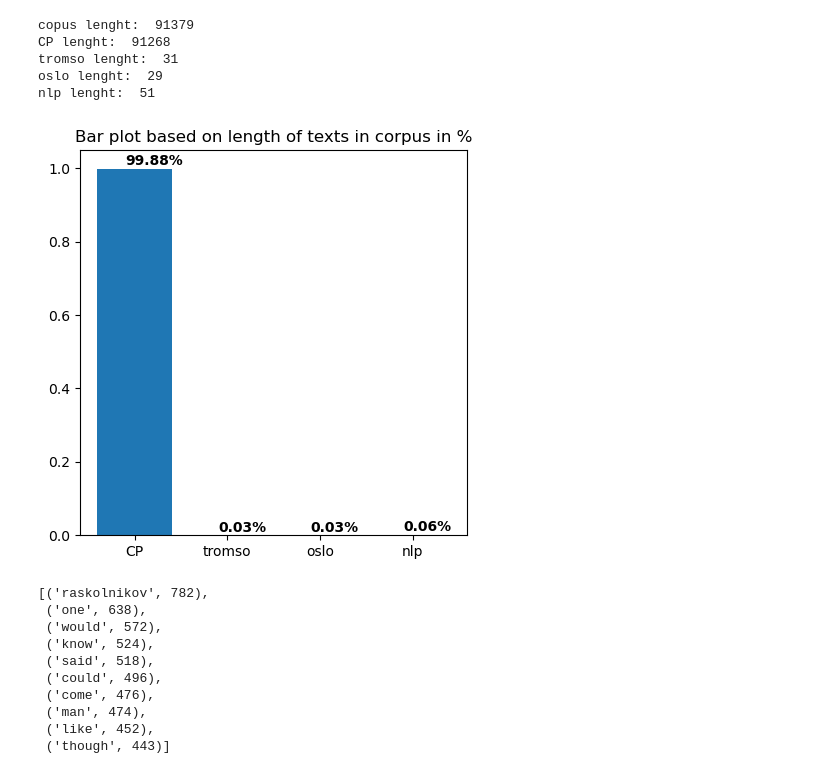
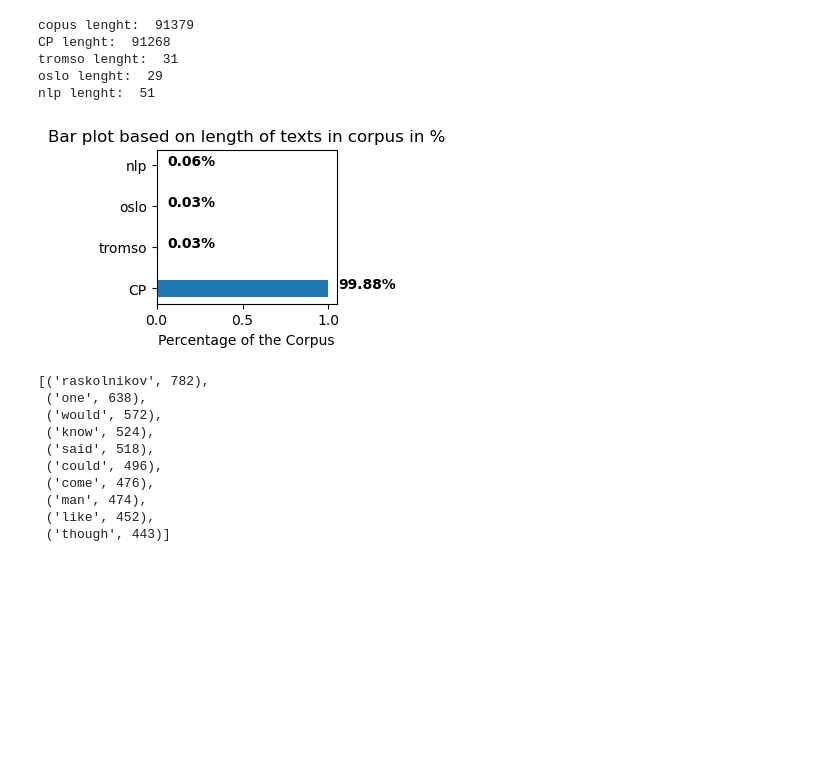
Before and after one commit to jlang62/machine-learning-exercises, a Jupyter notebook: nlp_assignment/task1.ipynb, the cells around one changed output. Saved outputs shown, nothing was run; the diff lists cells and outputs as text; code cells hidden in the pictures; blank space fills up the shorter version.

```diff
--- a/nlp_assignment/task1.ipynb
+++ b/nlp_assignment/task1.ipynb
@@ -106,17 +106,35 @@ tromso lenght:  31
 oslo lenght:  29
 nlp lenght:  51
 # %%
-# bar plot based on length of texts in corpus
-plt.figure(figsize=(5,5))
-plt.bar(['CP', 'tromso', 'oslo', 'nlp'], [len(token_CP)/len(tokens_corpus), len(token_tromso)/len(tokens_corpus), len(token_oslo)/len(tokens_corpus), len(token_nlp)/len(tokens_corpus)])
-# add text to bar of how many percent of the corpus the text is
-for i, v in enumerate([len(token_CP)/len(tokens_corpus), len(token_tromso)/len(tokens_corpus), len(token_oslo)/len(tokens_corpus), len(token_nlp)/len(tokens_corpus)]):
-    plt.text(i-.1, v+.01, str(round(v*100, 2))+'%', color='black', fontweight='bold')
+# bar plot based on length of texts in corpus make it horitzontal with thinner bars
+# Sample data
+texts = ['CP', 'tromso', 'oslo', 'nlp']
+percentages = [len(token_CP) / len(tokens_corpus),
+               len(token_tromso) / len(tokens_corpus),
+               len(token_oslo) / len(tokens_corpus),
+               len(token_nlp) / len(tokens_corpus)]
 
+# Create a figure
+plt.figure(figsize=(3, 2))  # Adjust the figure size as needed
+
+# Create a horizontal bar plot with thinner bars
+plt.barh(texts, percentages, height=0.4)  # Adjust the bar color and height as needed
+
+# Add text labels to the bars with adjusted positions
+for i, v in enumerate(percentages):
+    plt.text(v + 0.06, i, str(round(v * 100, 2)) + '%', color='black', fontweight='bold')
+
+# Set labels and title
+plt.xlabel('Percentage of the Corpus')
 plt.title('Bar plot based on length of texts in corpus in %')
+
+# Adjust plot margins to fit labels
+plt.subplots_adjust(left=0.3)
+
+# Display the plot
 plt.show()
 # %% [output]
-[figure, old version]
+[figure, new version]
 # %%
 # generate bag of words
 bow_corpus = genBow(tokens_corpus)
```
Also changed, not shown: parts of 2 cells of this notebook, 1 other file.
